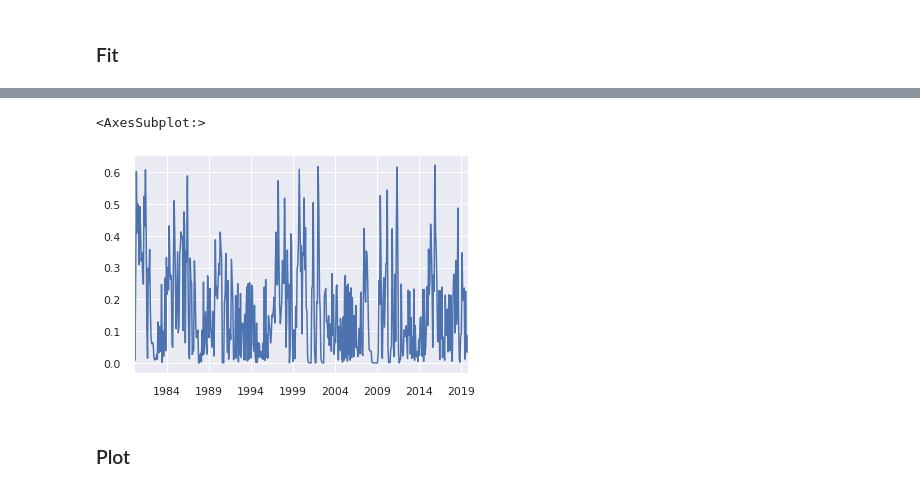
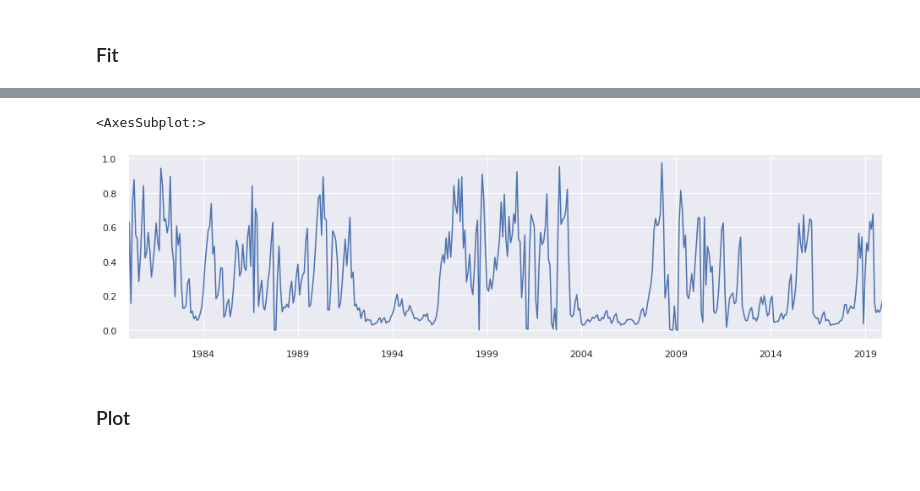
Before and after one commit to felixbrunner/hmm-real-vol, a Jupyter notebook: notebooks/_model_dp.ipynb, the cells around one changed output, grey strips where cells are left out. Drawn from its saved outputs; the diff is of its cells as text; code cells hidden in the pictures; blank space fills up the shorter version.

```diff
--- a/notebooks/_model_dp.ipynb
+++ b/notebooks/_model_dp.ipynb
@@ -97,8 +153,8 @@ plt.show()
 # %%
-(mom['entropy']**2).plot()
+(mom['entropy']).plot(figsize=(16,4))
 # %% [output]
 <AxesSubplot:>
-[figure, old version]
+[figure, new version]
 # %% [markdown]
 ### Plot
 # %%
```
Also changed, not shown: parts of 18 cells of this notebook, 5 other files.
